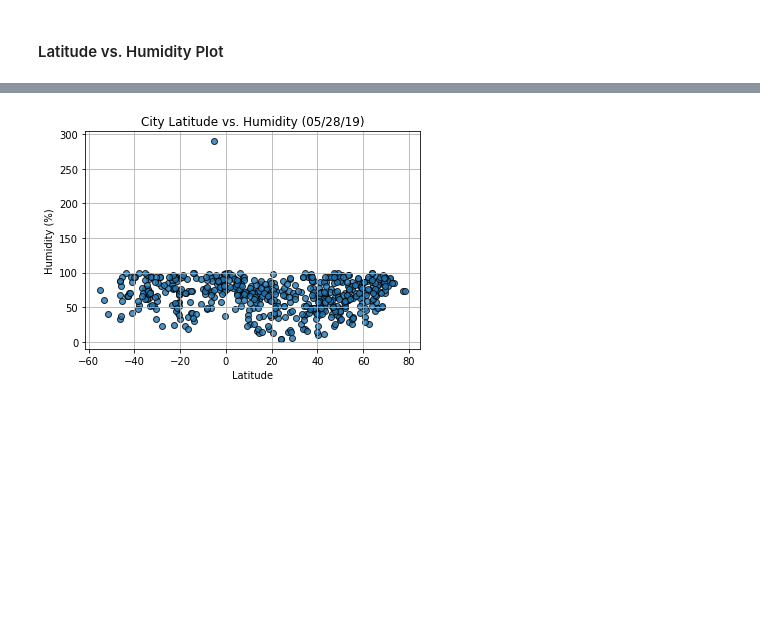
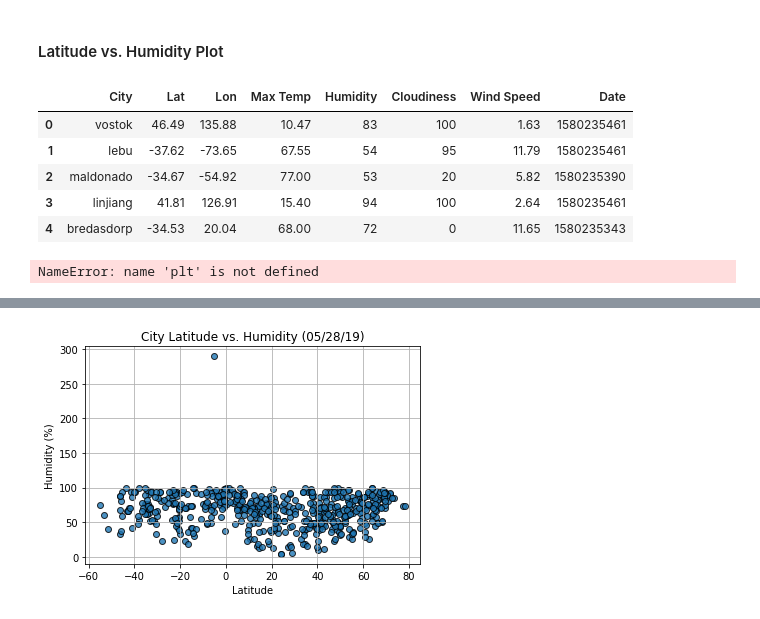
Before and after one commit to JonesInformatics/python-api-challenge, a Jupyter notebook: starter_code/WeatherPy.ipynb, the cells around one changed output, grey strips where cells are left out. Saved outputs shown, nothing was run; the diff lists cells and outputs as text; code cells hidden in the pictures; blank space fills up the shorter version.

```diff
--- a/starter_code/WeatherPy.ipynb
+++ b/starter_code/WeatherPy.ipynb
@@ -176,2 +143,21 @@ dtype: int64
 # %% [markdown]
 #### Latitude vs. Humidity Plot
+# %%
+cityD.head()
+# %% [output]
+|  | City | Lat | Lon | Max Temp | Humidity | Cloudiness | Wind Speed | Date |
+| 0 | vostok | 46.49 | 135.88 | 10.47 | 83 | 100 | 1.63 | 1580235461 |
+| 1 | lebu | -37.62 | -73.65 | 67.55 | 54 | 95 | 11.79 | 1580235461 |
+| 2 | maldonado | -34.67 | -54.92 | 77.00 | 53 | 20 | 5.82 | 1580235390 |
+| 3 | linjiang | 41.81 | 126.91 | 15.40 | 94 | 100 | 2.64 | 1580235461 |
+| 4 | bredasdorp | -34.53 | 20.04 | 68.00 | 72 | 0 | 11.65 | 1580235343 |
+# %%
+plt.scatter(cityD.Lat,cityD["Humidity"],edgecolors="black")
+plt.grid("both")
+plt.title("Latitude vs. Temperature")
+plt.ylabel("Humidity")
+plt.xlabel("Latitide")
+plt.savefig("output_data/Latitude_vs_Temp.png")
+plt.show()
+# %% [output]
+NameError: name 'plt' is not defined
```
Also changed, not shown: parts of 10 cells of this notebook.
